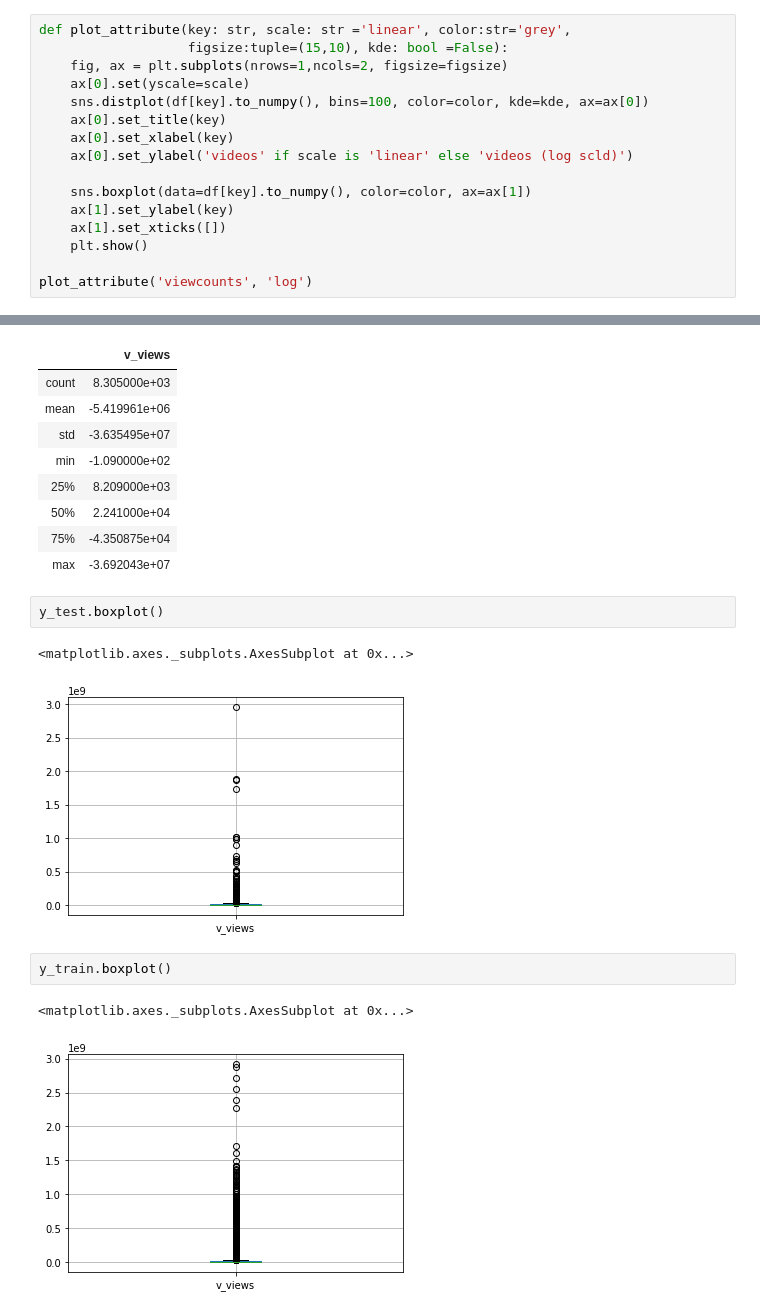
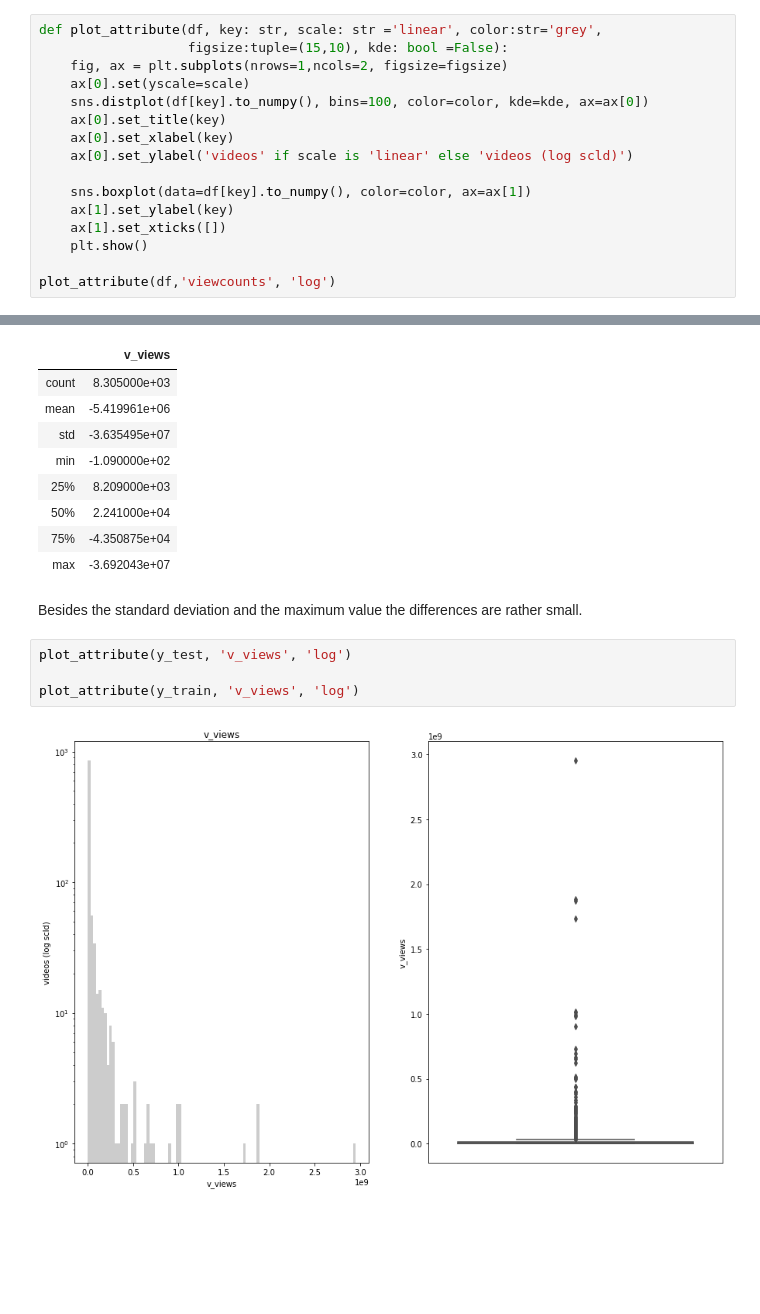
Before and after one commit to AlexRaschl/PR_data_science, a Jupyter notebook: src/eda/video_meta_eda.ipynb, the cells around one changed output, grey strips where cells are left out. Saved outputs shown, nothing was run; the diff lists cells and outputs as text; blank space fills up the shorter version.

```diff
--- a/src/eda/video_meta_eda.ipynb
+++ b/src/eda/video_meta_eda.ipynb
@@ -67,7 +65,7 @@ df.describe()
 The viewcounts of all videos are inspected in this part, in order to get a feeling
 how the viewcounts of music-videos of all genres are distributed:
 # %%
-def plot_attribute(key: str, scale: str ='linear', color:str='grey',
+def plot_attribute(df, key: str, scale: str ='linear', color:str='grey',
                    figsize:tuple=(15,10), kde: bool =False):
     fig, ax = plt.subplots(nrows=1,ncols=2, figsize=figsize)
     ax[0].set(yscale=scale)
@@ -81,7 +79,7 @@ def plot_attribute(key: str, scale: str ='linear', color:str='grey',
     ax[1].set_xticks([])
     plt.show()
 
-plot_attribute('viewcounts', 'log')
+plot_attribute(df,'viewcounts', 'log')
 # %% [output]
 [figure]
 # %% [markdown]
@@ -258,13 +261,11 @@ y_train.describe() - y_test.describe()
 | 50% | 2.241000e+04 |
 | 75% | -4.350875e+04 |
 | max | -3.692043e+07 |
-# %%
-y_test.boxplot()
-# %% [output]
-<matplotlib.axes._subplots.AxesSubplot at 0x...>
-[figure, removed]
-# %%
-y_train.boxplot()
-# %% [output]
-<matplotlib.axes._subplots.AxesSubplot at 0x...>
-[figure, removed]
+# %% [markdown]
+Besides the standard deviation and the maximum value the differences are rather small.
+# %%
+plot_attribute(y_test, 'v_views', 'log')
+
+plot_attribute(y_train, 'v_views', 'log')
+# %% [output]
+[figure, added]
```
Also changed, not shown: parts of 19 cells of this notebook.
